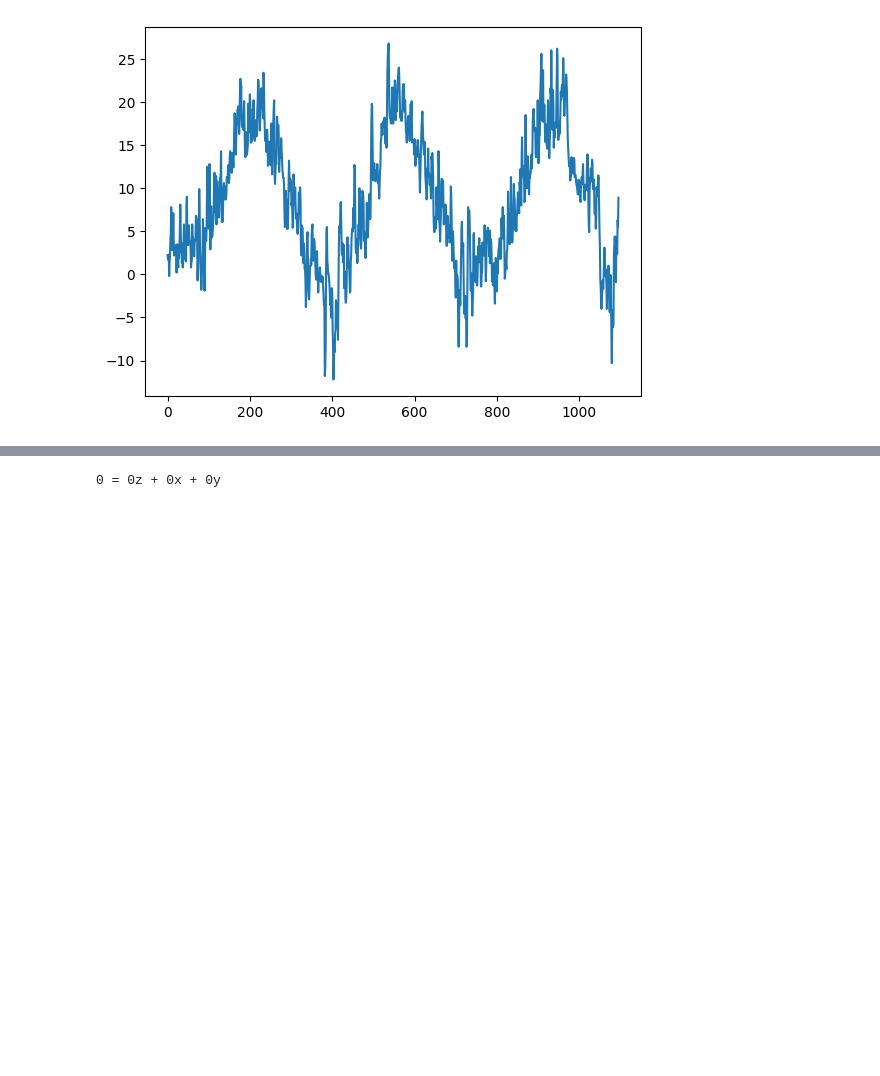
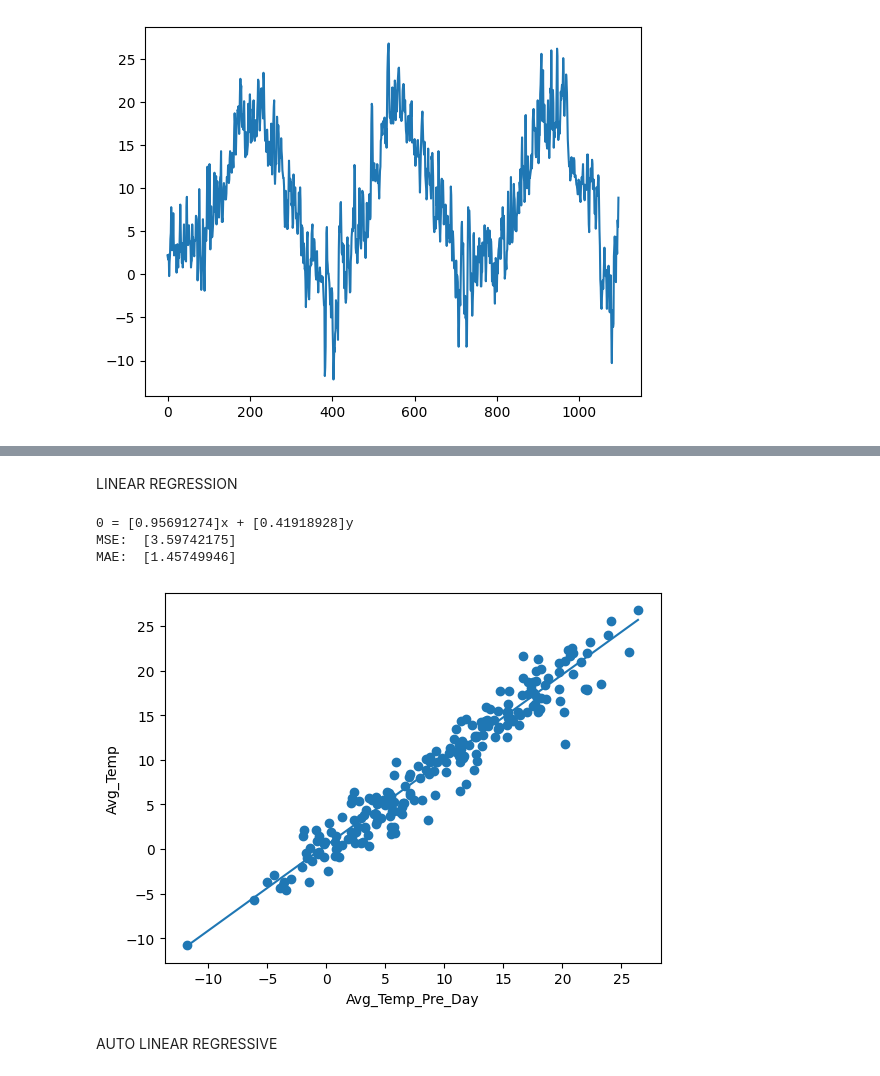
Before and after one commit to mikitomi21/Weather_Prediction, a Jupyter notebook: presentation.ipynb, the cells around one changed output, grey strips where cells are left out. Saved outputs shown, nothing was run; the diff lists cells and outputs as text; code cells hidden in the pictures; blank space fills up the shorter version.

Commit message:
Adjust auto model

```diff
--- a/presentation.ipynb
+++ b/presentation.ipynb
@@ -31,5 +32,34 @@ plt.plot(x, y)
-# %%
-model = Linear_reg()
-print(model)
-# %% [output]
-0 = 0z + 0x + 0y
+# %% [markdown]
+LINEAR REGRESSION
+# %%
+data = get_data()
+
+train_data, test_data = split_data(data)
+
+x_train = train_data["Avg_Temp_Pre_Day"].to_numpy()
+y_train = train_data["Avg_Temp"].to_numpy()
+
+x_test = test_data["Avg_Temp_Pre_Day"].to_numpy()
+y_test = test_data["Avg_Temp"].to_numpy()
+# %%
+linear = LinearReg()
+linear.fit(x_train, y_train)
+print(linear)
+print("MSE: ", linear.mse(x_test, y_test))
+print("MAE: ", linear.mae(x_test, y_test))
+# %% [output]
+0 = [0.95691274]x + [0.41918928]y
+MSE:  [3.59742175]
+MAE:  [1.45749946]
+# %%
+x = np.linspace(min(x_test), max(x_test), 100)
+y = float(linear.get_theta()[0]) + float(linear.get_theta()[1]) * x
+plt.plot(x, y)
+plt.scatter(x_test, y_test)
+plt.xlabel('Avg_Temp_Pre_Day')
+plt.ylabel('Avg_Temp')
+plt.show()
+# %% [output]
+[figure, added]
+# %% [markdown]
+AUTO LINEAR REGRESSIVE
```
Also changed, not shown: parts of 7 cells of this notebook, 3 other files.
